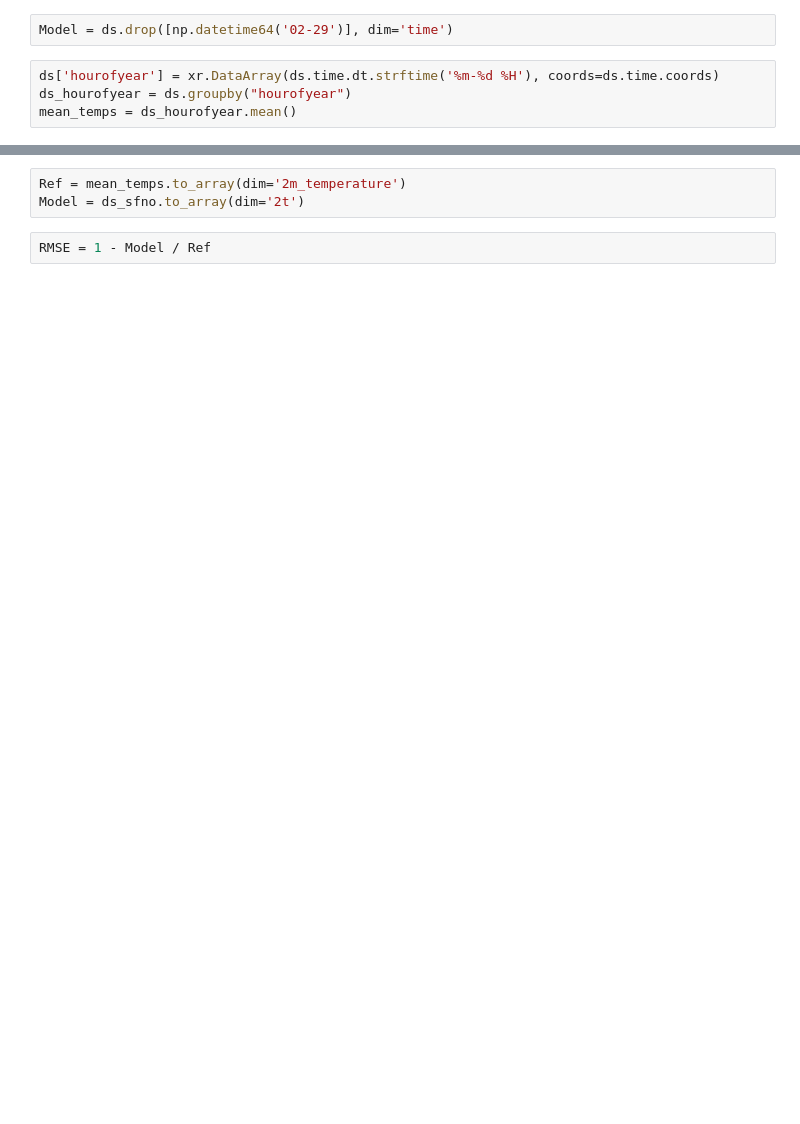
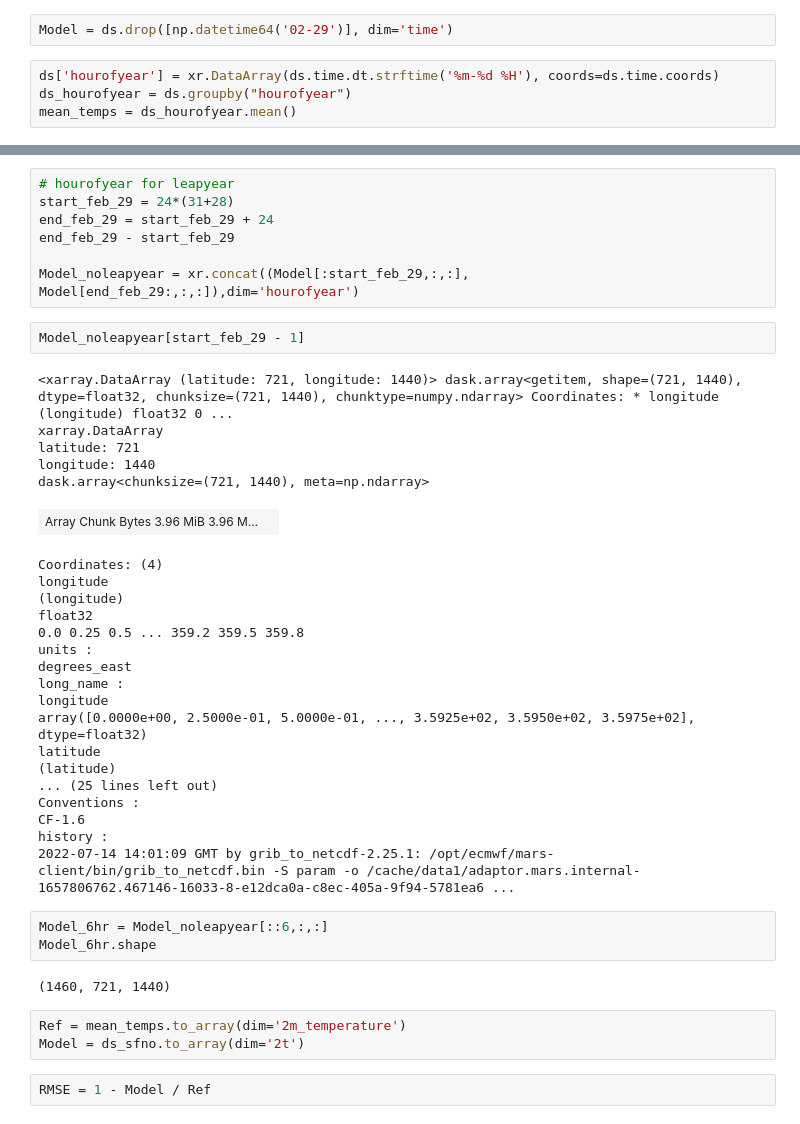
Before and after one commit to Slusny/Modulated-Spherical-Fourier-Neural-Operator, a Jupyter notebook: compare_S2S cluster.ipynb, the cells around one changed output, grey strips where cells are left out. Drawn from its saved outputs; the diff is of its cells as text; blank space fills up the shorter version.

```diff
--- a/compare_S2S cluster.ipynb
+++ b/compare_S2S cluster.ipynb
@@ -30,3 +100,41 @@ mean_temps = ds_hourofyear.mean()
+# %%
+# hourofyear for leapyear
+start_feb_29 = 24*(31+28)
+end_feb_29 = start_feb_29 + 24
+end_feb_29 - start_feb_29
+
+Model_noleapyear = xr.concat((Model[:start_feb_29,:,:], Model[end_feb_29:,:,:]),dim='hourofyear')
+# %%
+Model_noleapyear[start_feb_29 - 1]
+# %% [output]
+<xarray.DataArray (latitude: 721, longitude: 1440)> dask.array<getitem, shape=(721, 1440), dtype=float32, chunksize=(721, 1440), chunktype=numpy.ndarray> Coordinates: * longitude (longitude) float32 0 ...
+xarray.DataArray
+latitude: 721
+longitude: 1440
+dask.array<chunksize=(721, 1440), meta=np.ndarray>
+| Array Chunk Bytes 3.96 MiB 3.96 M... |  |
+Coordinates: (4)
+longitude
+(longitude)
+float32
+0.0 0.25 0.5 ... 359.2 359.5 359.8
+units :
+degrees_east
+long_name :
+longitude
+array([0.0000e+00, 2.5000e-01, 5.0000e-01, ..., 3.5925e+02, 3.5950e+02, 3.5975e+02], dtype=float32)
+latitude
+(latitude)
+... (25 lines left out)
+Conventions :
+CF-1.6
+history :
+2022-07-14 14:01:09 GMT by grib_to_netcdf-2.25.1: /opt/ecmwf/mars-client/bin/grib_to_netcdf.bin -S param -o /cache/data1/adaptor.mars.internal-1657806762.467146-16033-8-e12dca0a-c8ec-405a-9f94-5781ea6 ...
+# %%
+Model_6hr = Model_noleapyear[::6,:,:]
+Model_6hr.shape
+# %% [output]
+(1460, 721, 1440)
 # %%
 Ref = mean_temps.to_array(dim='2m_temperature')
 Model = ds_sfno.to_array(dim='2t')
```
Also changed, not shown: parts of 5 cells of this notebook.
